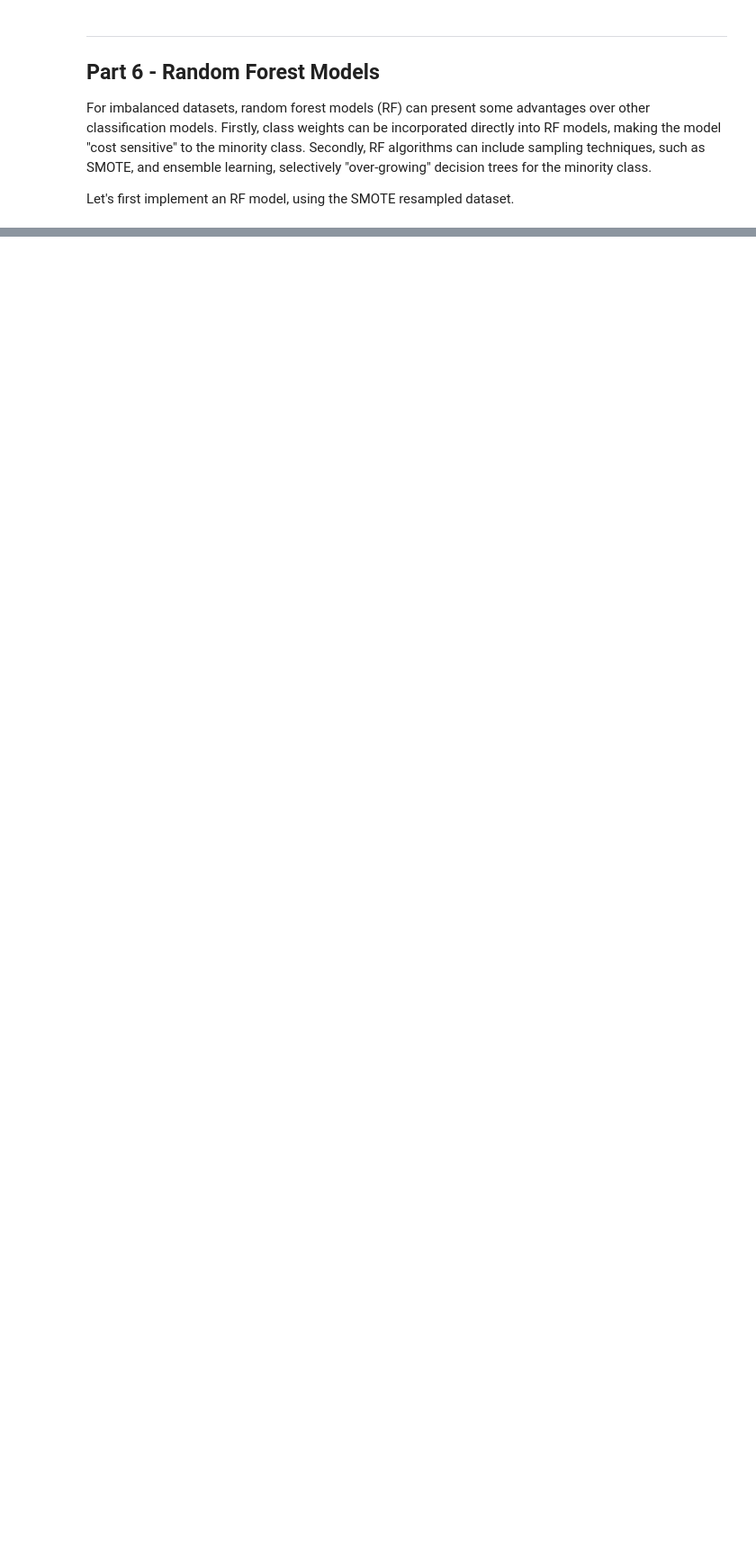
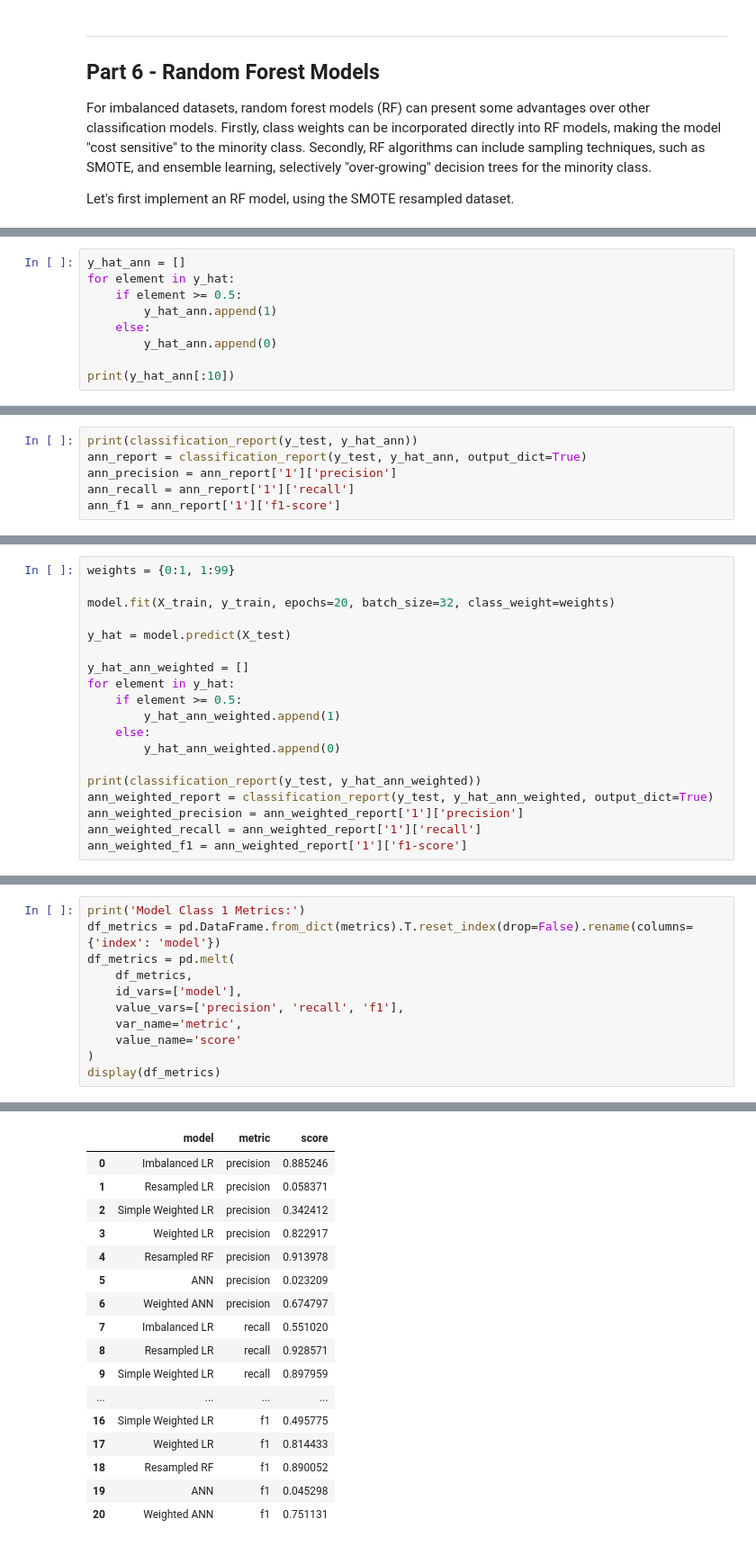
Before and after one commit to Luke-Marques/CreditCardFraudDetection, a Jupyter notebook: credit_card_fraud_notebook.ipynb, the cells around one changed output, grey strips where cells are left out. Shown at 90% size. Saved outputs shown, nothing was run; the diff lists cells and outputs as text; blank space fills up the shorter version.

```diff
--- a/credit_card_fraud_notebook.ipynb
+++ b/credit_card_fraud_notebook.ipynb
@@ -589,0 +754,9 @@ artificial neural network?
+# %%
+y_hat_ann = []
+for element in y_hat:
+    if element >= 0.5:
+        y_hat_ann.append(1)
+    else:
+        y_hat_ann.append(0)
+
+print(y_hat_ann[:10])
@@ -589,0 +768,6 @@ artificial neural network?
+# %%
+print(classification_report(y_test, y_hat_ann))
+ann_report = classification_report(y_test, y_hat_ann, output_dict=True)
+ann_precision = ann_report['1']['precision']
+ann_recall = ann_report['1']['recall']
+ann_f1 = ann_report['1']['f1-score']
@@ -589,0 +789,19 @@ artificial neural network?
+# %%
+weights = {0:1, 1:99}
+
+model.fit(X_train, y_train, epochs=20, batch_size=32, class_weight=weights)
+
+y_hat = model.predict(X_test)
+
+y_hat_ann_weighted = []
+for element in y_hat:
+    if element >= 0.5:
+        y_hat_ann_weighted.append(1)
+    else:
+        y_hat_ann_weighted.append(0)
+
+print(classification_report(y_test, y_hat_ann_weighted))
+ann_weighted_report = classification_report(y_test, y_hat_ann_weighted, output_dict=True)
+ann_weighted_precision = ann_weighted_report['1']['precision']
+ann_weighted_recall = ann_weighted_report['1']['recall']
+ann_weighted_f1 = ann_weighted_report['1']['f1-score']
@@ -589,0 +886,12 @@ artificial neural network?
+# %%
+print('Model Class 1 Metrics:')
+df_metrics = pd.DataFrame.from_dict(metrics).T.reset_index(drop=False).rename(columns={'index': 'model'})
+df_metrics = pd.melt(
+    df_metrics,
+    id_vars=['model'],
+    value_vars=['precision', 'recall', 'f1'],
+    var_name='metric',
+    value_name='score'
+)
+display(df_metrics)
+# %% [output]
@@ -589,0 +899,17 @@ artificial neural network?
+|  | model | metric | score |
+| 0 | Imbalanced LR | precision | 0.885246 |
+| 1 | Resampled LR | precision | 0.058371 |
+| 2 | Simple Weighted LR | precision | 0.342412 |
+| 3 | Weighted LR | precision | 0.822917 |
+| 4 | Resampled RF | precision | 0.913978 |
+| 5 | ANN | precision | 0.023209 |
+| 6 | Weighted ANN | precision | 0.674797 |
+| 7 | Imbalanced LR | recall | 0.551020 |
+| 8 | Resampled LR | recall | 0.928571 |
+| 9 | Simple Weighted LR | recall | 0.897959 |
+| ... | ... | ... | ... |
+| 16 | Simple Weighted LR | f1 | 0.495775 |
+| 17 | Weighted LR | f1 | 0.814433 |
+| 18 | Resampled RF | f1 | 0.890052 |
+| 19 | ANN | f1 | 0.045298 |
+| 20 | Weighted ANN | f1 | 0.751131 |
```
Also changed, not shown: parts of 37 cells of this notebook, 2 other files.
